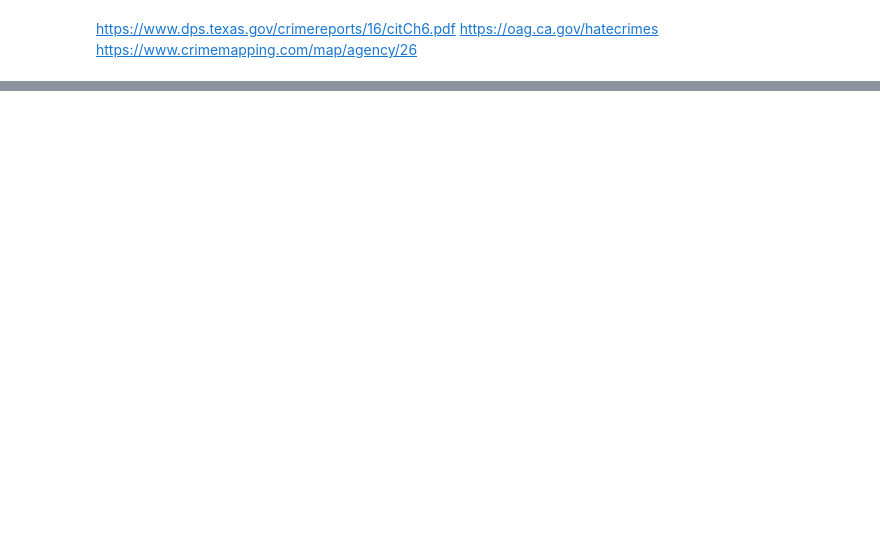
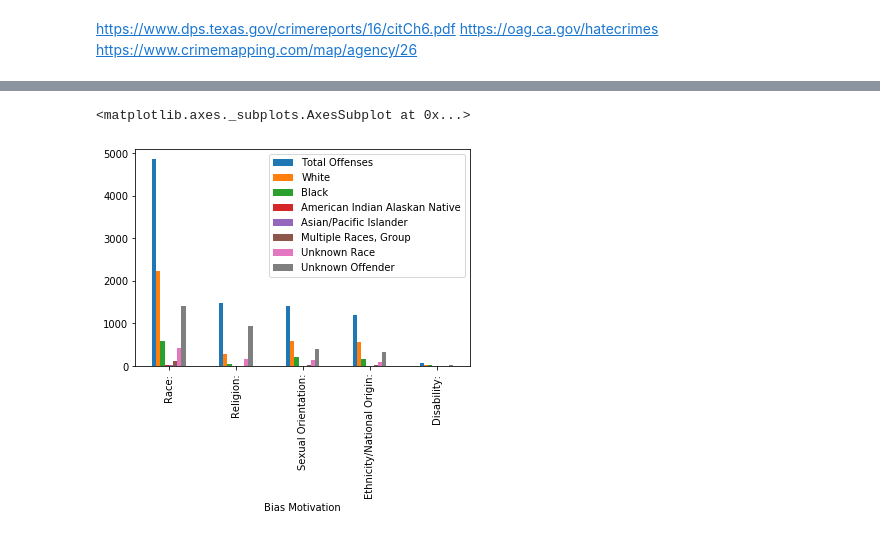
Before and after one commit to helenhc/Crime-Hate-Crime, a Jupyter notebook: 2004-2009.ipynb, the cells around one changed output, grey strips where cells are left out. Cells and saved outputs as stored; diff of their text form; code cells hidden in the pictures; blank space fills up the shorter version.

```diff
--- a/2004-2009.ipynb
+++ b/2004-2009.ipynb
@@ -20,6 +21,6 @@ offender2004.columns = colsoff
 # %%
 offender2004 = offender2004.reset_index(drop=True)
 hold2004 = offender2004['Bias Motivation'][28][:-1]
-offender2004['Bias Motivation'][28] = hold
-offender2004
+offender2004['Bias Motivation'][28] = hold2004
+offender2004.iloc[[2,8,16,22,25]].set_index('Bias Motivation').plot(kind='bar')
 # %% [output]
@@ -43,3 +27,5 @@ offender2004
+<matplotlib.axes._subplots.AxesSubplot at 0x...>
+[figure, added]
 # %%
 known_offender2004 = pd.read_excel('2004/Table9.xls')
 known_offender2004 = known_offender2004.drop([0,8,9]).reset_index(drop=True)
```
Also changed, not shown: parts of 38 cells of this notebook, 44 other files.
